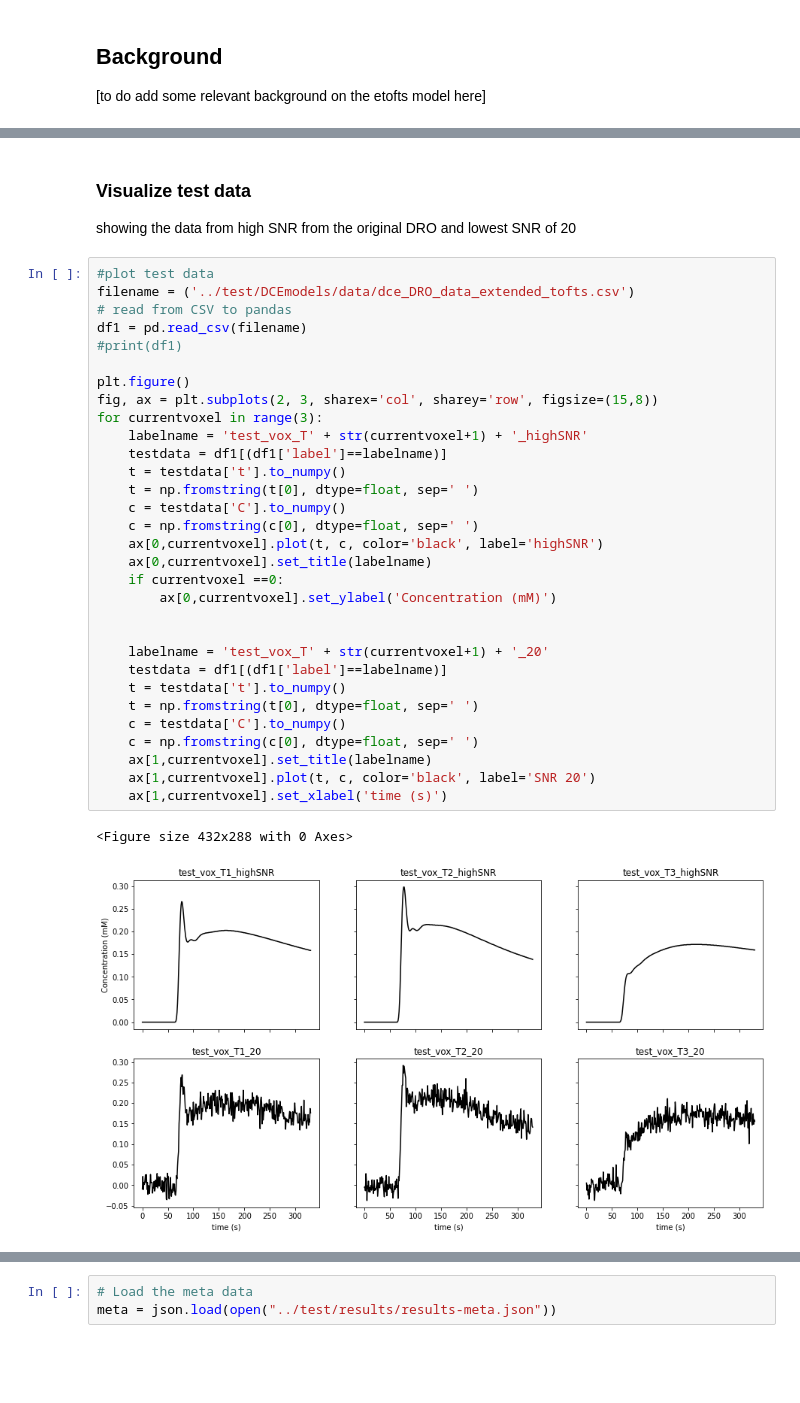
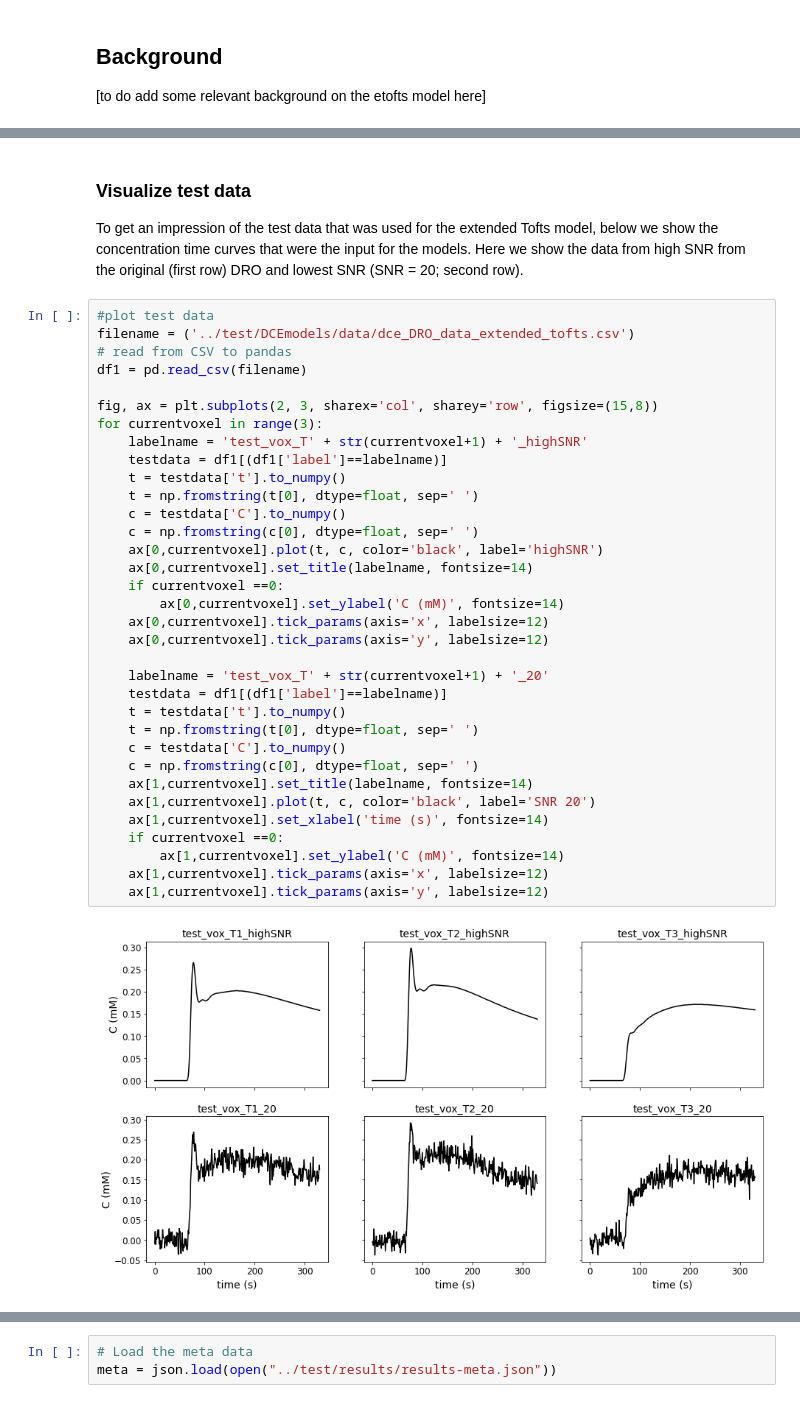
Before and after one commit to OSIPI/DCE-DSC-MRI_CodeCollection, a Jupyter notebook: notebooks/ExtendedToftsModel.ipynb, the cells around one changed output, grey strips where cells are left out. Saved outputs shown, nothing was run; the diff lists cells and outputs as text; blank space fills up the shorter version.

```diff
--- a/notebooks/ExtendedToftsModel.ipynb
+++ b/notebooks/ExtendedToftsModel.ipynb
@@ -46,38 +46,41 @@ Tolerances
 Source: Bosca, Ryan J., and Edward F. Jackson. "Creating an anthropomorphic digital MR phantom—an extensible tool for comparing and evaluating quantitative imaging algorithms." Physics in Medicine & Biology 61.2 (2016): 974.
 # %% [markdown]
 ### Visualize test data
-showing the data from high SNR from the original DRO and lowest SNR of 20
+To get an impression of the test data that was used for the extended Tofts model, below we show the concentration time curves that were the input for the models.
+Here we show the data from high SNR from the original (first row) DRO and lowest SNR (SNR = 20; second row).
 # %%
 #plot test data
 filename = ('../test/DCEmodels/data/dce_DRO_data_extended_tofts.csv')
 # read from CSV to pandas
 df1 = pd.read_csv(filename)
-#print(df1)
 
-plt.figure()
 fig, ax = plt.subplots(2, 3, sharex='col', sharey='row', figsize=(15,8))
 for currentvoxel in range(3):
     labelname = 'test_vox_T' + str(currentvoxel+1) + '_highSNR'
     testdata = df1[(df1['label']==labelname)]
     t = testdata['t'].to_numpy()
     t = np.fromstring(t[0], dtype=float, sep=' ')
     c = testdata['C'].to_numpy()
     c = np.fromstring(c[0], dtype=float, sep=' ')
     ax[0,currentvoxel].plot(t, c, color='black', label='highSNR')
-    ax[0,currentvoxel].set_title(labelname)
+    ax[0,currentvoxel].set_title(labelname, fontsize=14)
     if currentvoxel ==0:
-        ax[0,currentvoxel].set_ylabel('Concentration (mM)')
-
+        ax[0,currentvoxel].set_ylabel('C (mM)', fontsize=14)
+    ax[0,currentvoxel].tick_params(axis='x', labelsize=12)
+    ax[0,currentvoxel].tick_params(axis='y', labelsize=12)
 
     labelname = 'test_vox_T' + str(currentvoxel+1) + '_20'
     testdata = df1[(df1['label']==labelname)]
     t = testdata['t'].to_numpy()
     t = np.fromstring(t[0], dtype=float, sep=' ')
     c = testdata['C'].to_numpy()
     c = np.fromstring(c[0], dtype=float, sep=' ')
-    ax[1,currentvoxel].set_title(labelname)
+    ax[1,currentvoxel].set_title(labelname, fontsize=14)
     ax[1,currentvoxel].plot(t, c, color='black', label='SNR 20')
-    ax[1,currentvoxel].set_xlabel('time (s)')
+    ax[1,currentvoxel].set_xlabel('time (s)', fontsize=14)
+    if currentvoxel ==0:
+        ax[1,currentvoxel].set_ylabel('C (mM)', fontsize=14)
+    ax[1,currentvoxel].tick_params(axis='x', labelsize=12)
+    ax[1,currentvoxel].tick_params(axis='y', labelsize=12)
 # %% [output]
-<Figure size 432x288 with 0 Axes>
-[figure, old version]
+[figure, new version]
```
Also changed, not shown: parts of 10 cells of this notebook, 8 other files.
